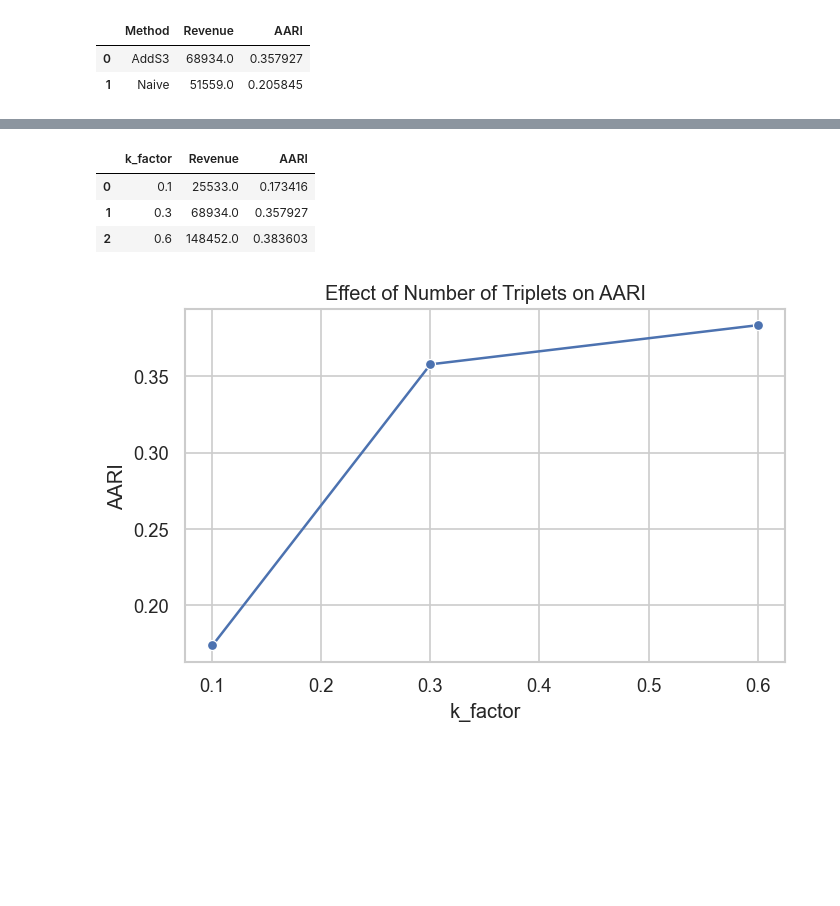
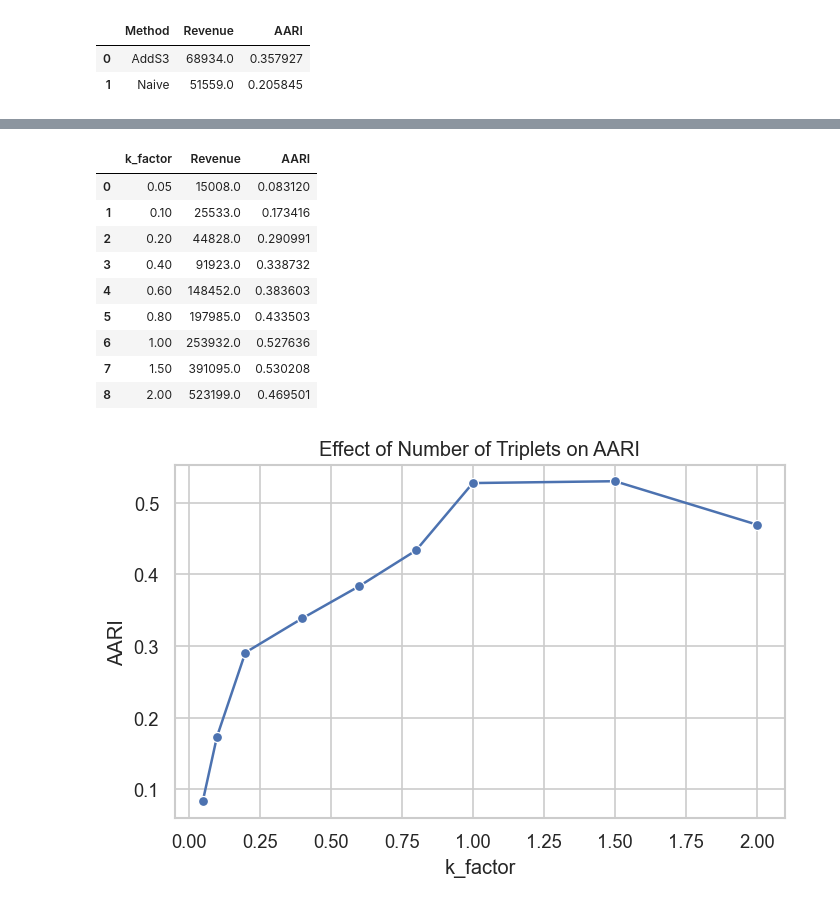
Before and after one commit to thloc1212/DM-LAB3, a Jupyter notebook: notebooks/02_ablation_study.ipynb, the cells around one changed output, grey strips where cells are left out. Cells and saved outputs as stored; diff of their text form; code cells hidden in the pictures; blank space fills up the shorter version.

```diff
--- a/notebooks/02_ablation_study.ipynb
+++ b/notebooks/02_ablation_study.ipynb
@@ -76,6 +129,7 @@ display(df_ablation1)
 # %%
+noise_levels = np.arange(0.0, 0.51, 0.05)  # Quet tu 0% den 50% nhieu (buoc nhay 5%)
 rows = []
-for noise in [0.0, 0.05]:
+for noise in noise_levels:
     T = build_triplets(X, k_factor=0.3, noise_rate=noise, random_state=SEED)
 
     S = adds3_sim(n, T)
@@ -96,32 +176,39 @@ display(df_ablation2)
 # %%
+k_factors = [0.05, 0.1, 0.2, 0.4, 0.6, 0.8, 1.0, 1.5, 2.0]  # Quet tu rat it den rat nhieu data
 
 rows = []
-for kf in [0.1, 0.3, 0.6]:
+for kf in k_factors:
     T = build_triplets(X, k_factor=kf, noise_rate=0.05, random_state=SEED)
 
     S = adds3_sim(n, T)
     Z = linkage(S)
 
     rows.append({
         "k_factor": kf,
         "Revenue": revenue_fn(Z, T),
         "AARI": aari_fn(Z, y)
     })
 
 df_ablation3 = pd.DataFrame(rows)
 display(df_ablation3)
 
 # ================= VISUALIZATION =================
 plt.figure(figsize=(6, 4))
 sns.lineplot(data=df_ablation3, x="k_factor", y="AARI", marker="o")
 plt.title("Effect of Number of Triplets on AARI")
 plt.xlabel("k_factor")
 plt.ylabel("AARI")
 plt.tight_layout()
 plt.show()
 # %% [output]
 |  | k_factor | Revenue | AARI |
-| 0 | 0.1 | 25533.0 | 0.173416 |
-| 1 | 0.3 | 68934.0 | 0.357927 |
-| 2 | 0.6 | 148452.0 | 0.383603 |
+| 0 | 0.05 | 15008.0 | 0.083120 |
+| 1 | 0.10 | 25533.0 | 0.173416 |
+| 2 | 0.20 | 44828.0 | 0.290991 |
+| 3 | 0.40 | 91923.0 | 0.338732 |
+| 4 | 0.60 | 148452.0 | 0.383603 |
+| 5 | 0.80 | 197985.0 | 0.433503 |
+| 6 | 1.00 | 253932.0 | 0.527636 |
+| 7 | 1.50 | 391095.0 | 0.530208 |
+| 8 | 2.00 | 523199.0 | 0.469501 |
-[figure, old version]
+[figure, new version]
```
Also changed, not shown: parts of 6 cells of this notebook, 4 other files.
